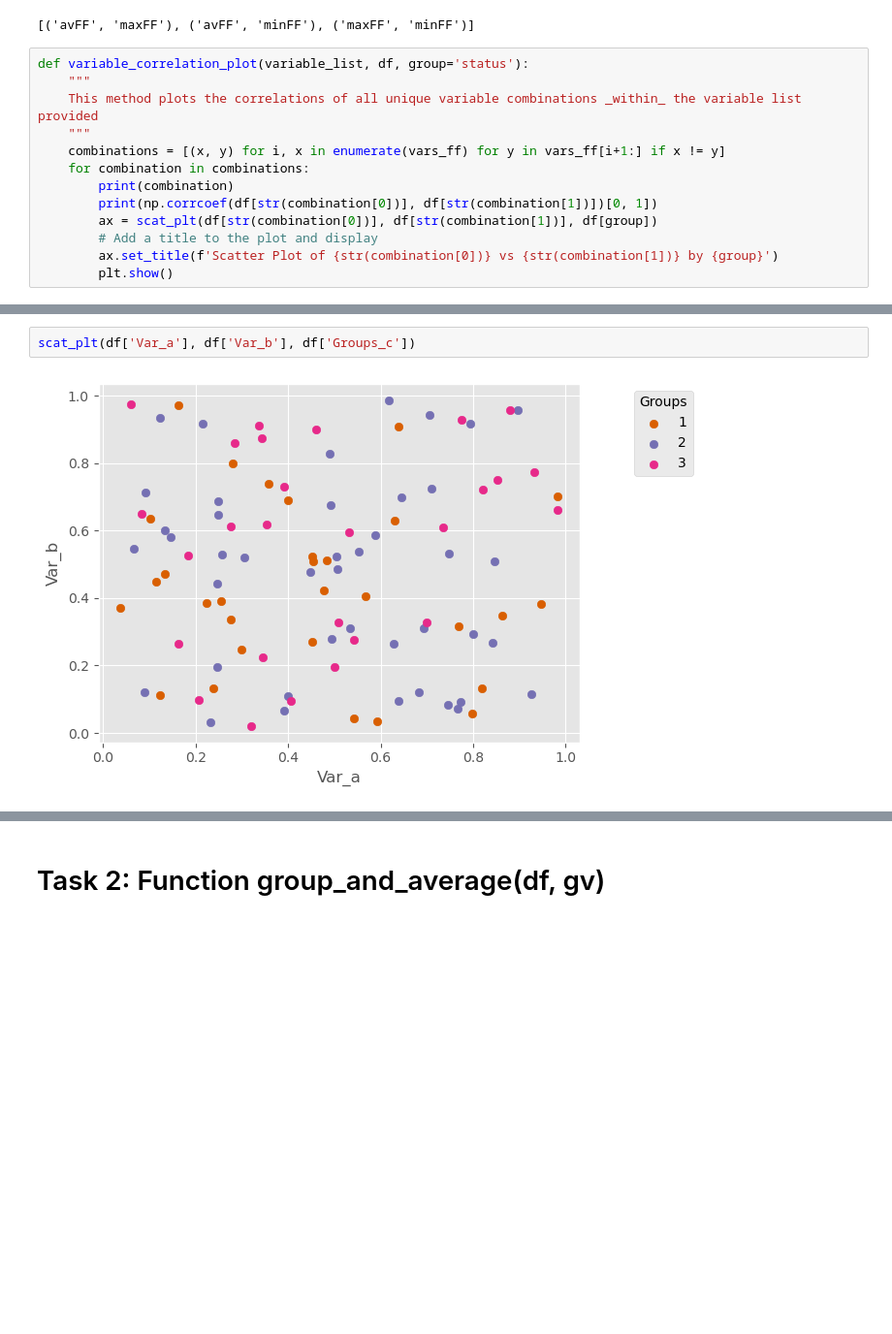
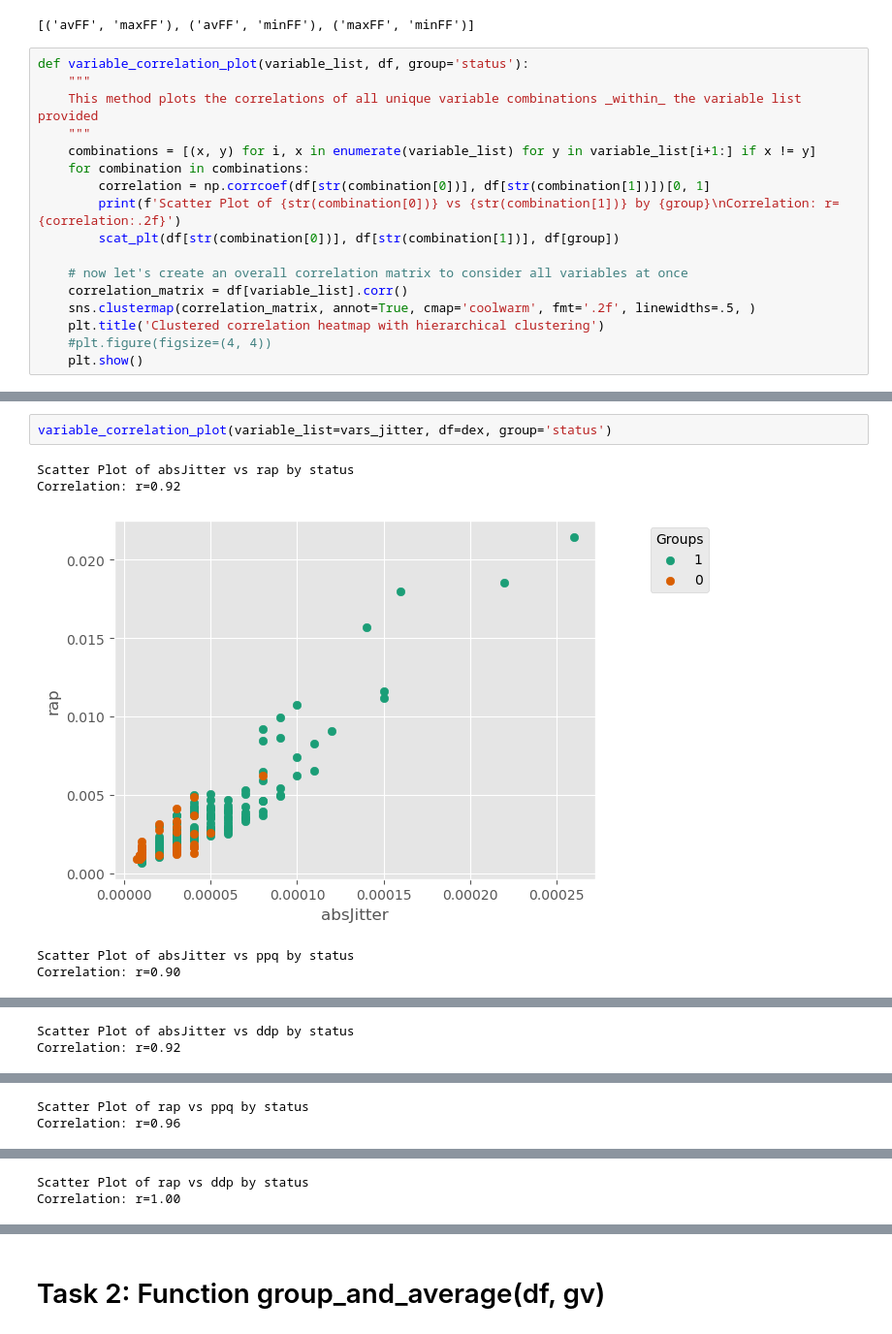
Before and after one commit to dparedga/SP_LAB, a Jupyter notebook: Collaborator_3.ipynb, the cells around one changed output, grey strips where cells are left out. Shown at 97% size. Drawn from its saved outputs; the diff is of its cells as text; blank space fills up the shorter version.

Commit message:
Completion of task 1 variable selection and data cleaning

```diff
--- a/Collaborator_3.ipynb
+++ b/Collaborator_3.ipynb
@@ -118,14 +118,18 @@ def variable_correlation_plot(variable_list, df, group='status'):
     """
     This method plots the correlations of all unique variable combinations _within_ the variable list provided
     """
-    combinations = [(x, y) for i, x in enumerate(vars_ff) for y in vars_ff[i+1:] if x != y]
+    combinations = [(x, y) for i, x in enumerate(variable_list) for y in variable_list[i+1:] if x != y]
     for combination in combinations:
-        print(combination)
-        print(np.corrcoef(df[str(combination[0])], df[str(combination[1])])[0, 1])
-        ax = scat_plt(df[str(combination[0])], df[str(combination[1])], df[group])
-        # Add a title to the plot and display
-        ax.set_title(f'Scatter Plot of {str(combination[0])} vs {str(combination[1])} by {group}')
-        plt.show()
+        correlation = np.corrcoef(df[str(combination[0])], df[str(combination[1])])[0, 1]
+        print(f'Scatter Plot of {str(combination[0])} vs {str(combination[1])} by {group}\nCorrelation: r={correlation:.2f}')
+        scat_plt(df[str(combination[0])], df[str(combination[1])], df[group])
+
+    # now let's create an overall correlation matrix to consider all variables at once
+    correlation_matrix = df[variable_list].corr()
+    sns.clustermap(correlation_matrix, annot=True, cmap='coolwarm', fmt='.2f', linewidths=.5, )
+    plt.title('Clustered correlation heatmap with hierarchical clustering')
+    #plt.figure(figsize=(4, 4))
+    plt.show()
 # %%
 variable_correlation_plot(variable_list=vars_ff, df=dex, group='status')
 # %% [output]
@@ -165,4 +146,8 @@ minFF minFF
-# %%
-scat_plt(df['Var_a'], df['Var_b'], df['Groups_c'])
-# %% [output]
-[figure, removed]
+# %%
+variable_correlation_plot(variable_list=vars_jitter, df=dex, group='status')
+# %% [output]
+Scatter Plot of absJitter vs rap by status
+Correlation: r=0.92
+[figure, added]
+Scatter Plot of absJitter vs ppq by status
+Correlation: r=0.90
@@ -168,0 +155,2 @@ scat_plt(df['Var_a'], df['Var_b'], df['Groups_c'])
+Scatter Plot of absJitter vs ddp by status
+Correlation: r=0.92
@@ -168,0 +158,2 @@ scat_plt(df['Var_a'], df['Var_b'], df['Groups_c'])
+Scatter Plot of rap vs ppq by status
+Correlation: r=0.96
@@ -168,0 +161,2 @@ scat_plt(df['Var_a'], df['Var_b'], df['Groups_c'])
+Scatter Plot of rap vs ddp by status
+Correlation: r=1.00
```
Also changed, not shown: parts of 10 cells of this notebook.
